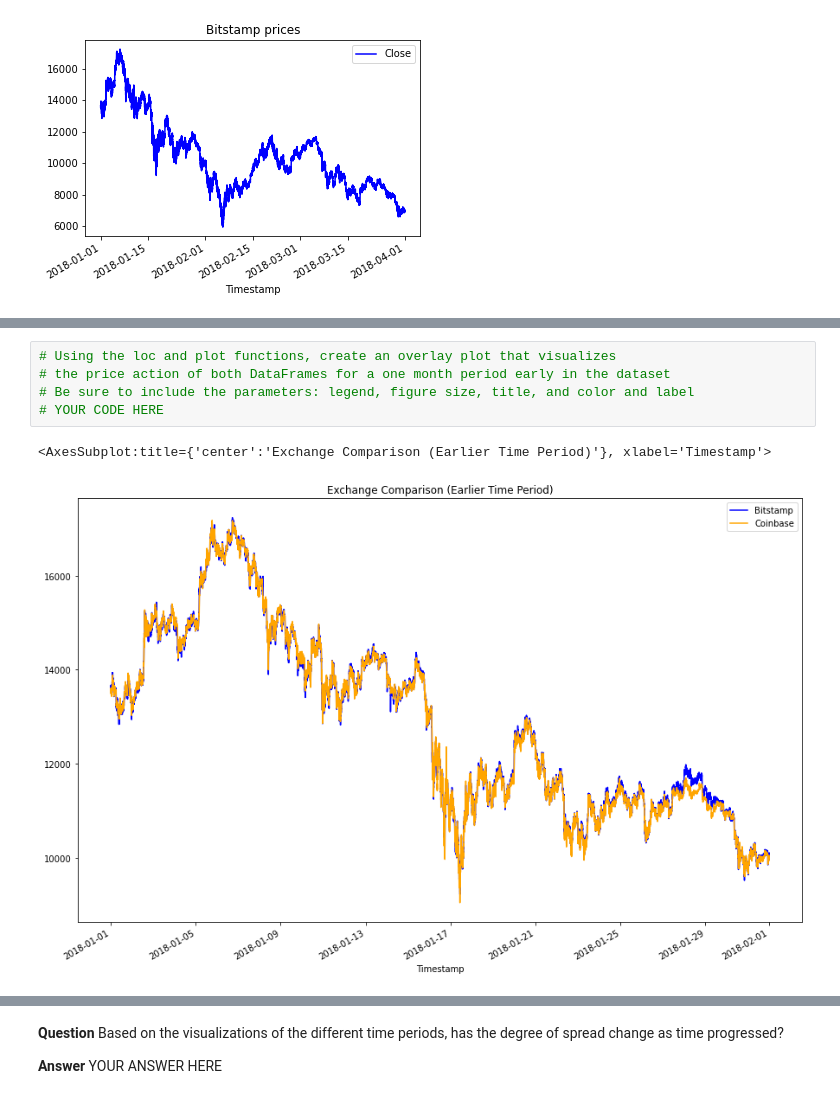
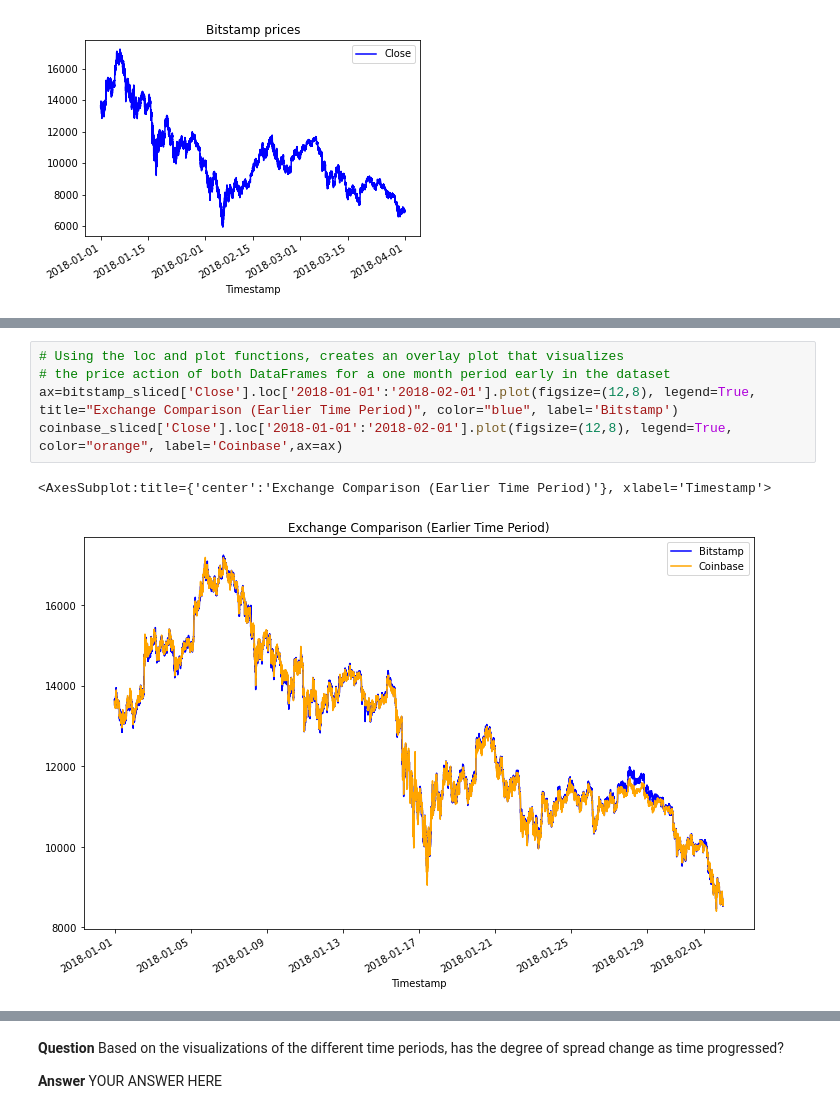
Before and after one commit to sangramsinghg/berkeley_fintech_module_3_challenge, a Jupyter notebook: crypto_arbitrage.ipynb, the cells around one changed output, grey strips where cells are left out. Saved outputs shown, nothing was run; the diff lists cells and outputs as text.

```diff
--- a/crypto_arbitrage.ipynb
+++ b/crypto_arbitrage.ipynb
@@ -259,11 +260,11 @@ bitstamp_sliced.plot(figsize=(6,4), title="Bitstamp prices", color="blue")
 # %%
-# Using the loc and plot functions, create an overlay plot that visualizes
+# Using the loc and plot functions, creates an overlay plot that visualizes
 # the price action of both DataFrames for a one month period early in the dataset
-# Be sure to include the parameters: legend, figure size, title, and color and label
-# YOUR CODE HERE
+ax=bitstamp_sliced['Close'].loc['2018-01-01':'2018-02-01'].plot(figsize=(12,8), legend=True, title="Exchange Comparison (Earlier Time Period)", color="blue", label='Bitstamp')
+coinbase_sliced['Close'].loc['2018-01-01':'2018-02-01'].plot(figsize=(12,8), legend=True, color="orange", label='Coinbase',ax=ax)
 # %% [output]
 <AxesSubplot:title={'center':'Exchange Comparison (Earlier Time Period)'}, xlabel='Timestamp'>
-[figure, old version]
+[figure, new version]
 # %%
 # Using the loc and plot functions, create an overlay plot that visualizes
 # the price action of both DataFrames for a one month period later in the dataset
```
Also changed, not shown: parts of 3 cells of this notebook.
